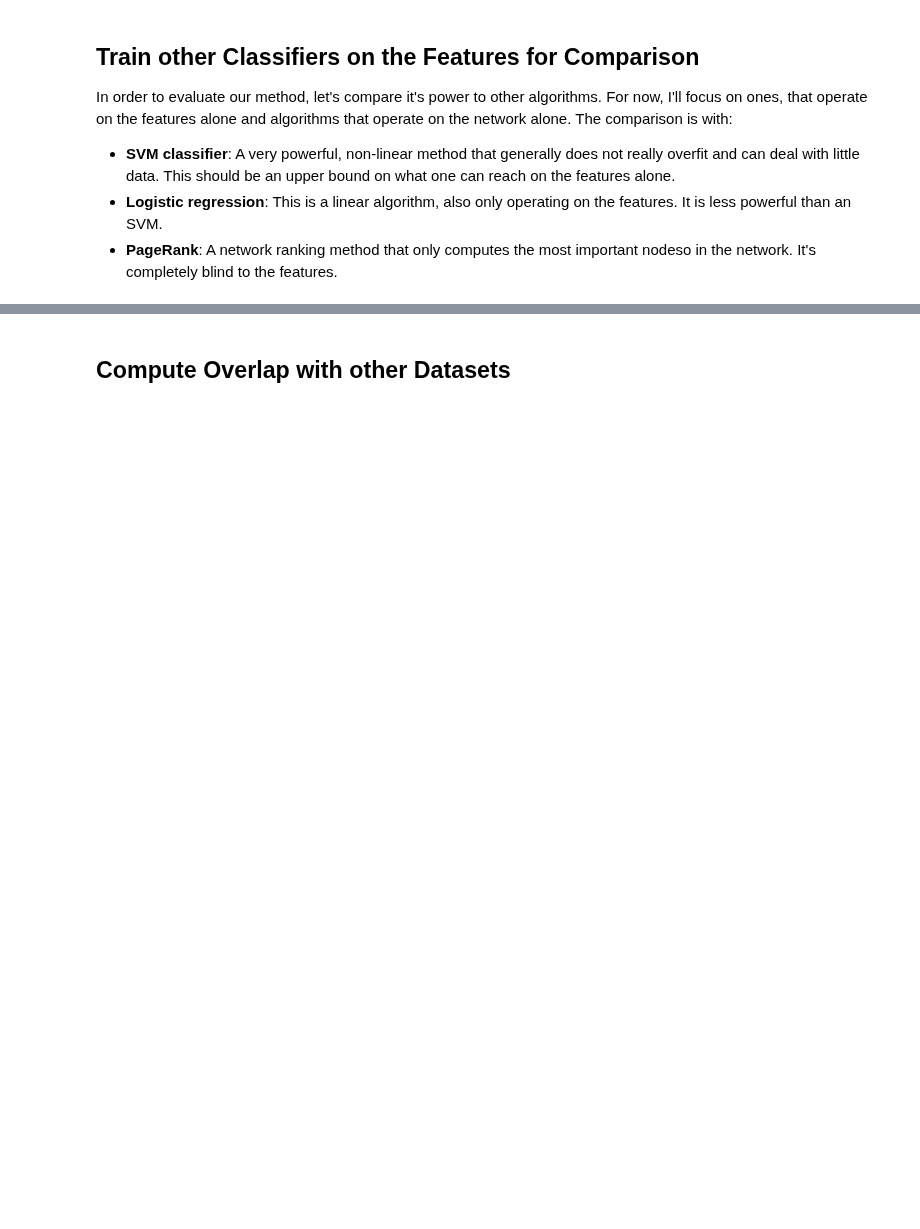
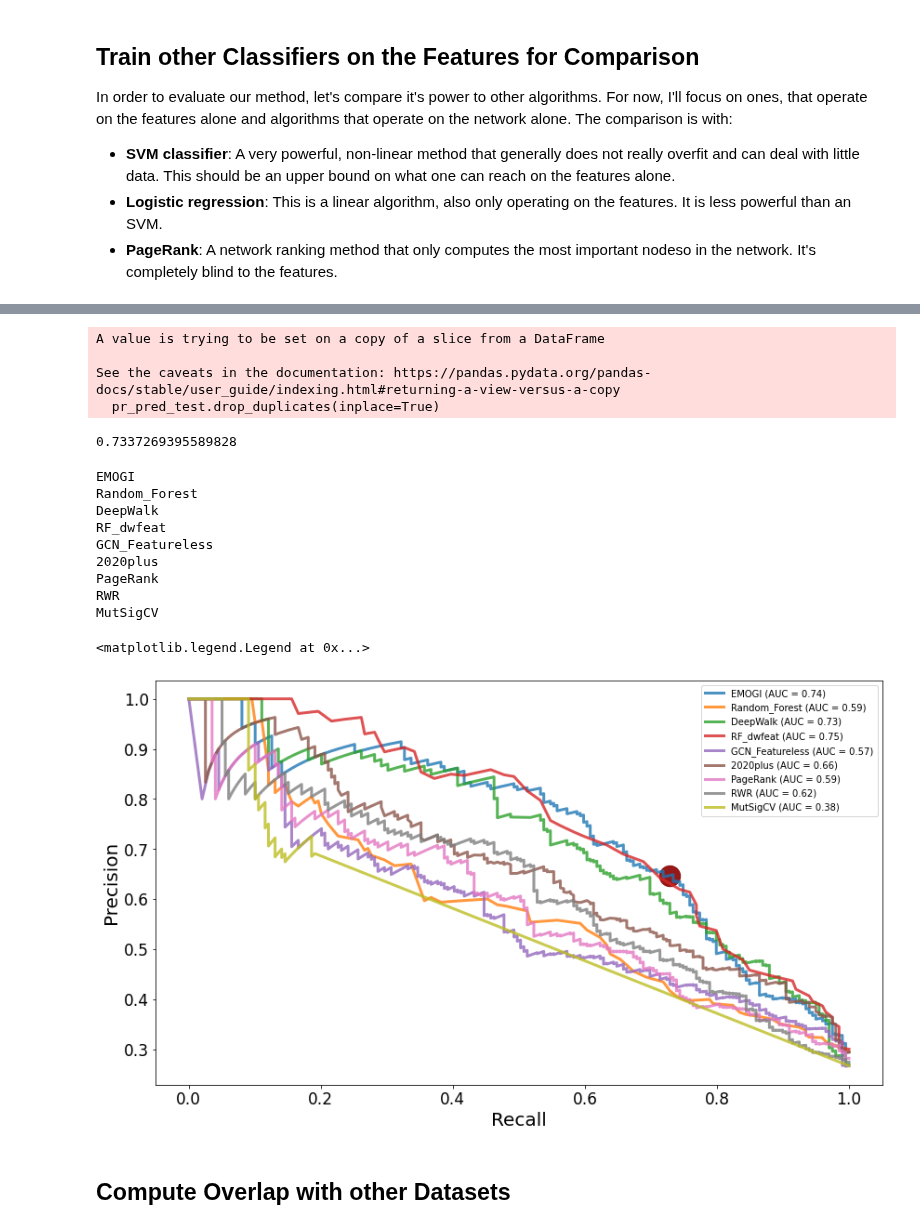
Before and after one commit to schulter/EMOGI, a Jupyter notebook: analysis/postprocessing.ipynb, the cells around one changed output, grey strips where cells are left out. Drawn from its saved outputs; the diff is of its cells as text; code cells hidden in the pictures; blank space fills up the shorter version.

```diff
--- a/analysis/postprocessing.ipynb
+++ b/analysis/postprocessing.ipynb
@@ -169,3 +179,51 @@ best_thr_pr = 0.95
+# %%
+performance_all, performance_test = postprocessing.compute_predictions_competitors(model_dir=model_dir,
+                                                                                   network_name=network_name,
+                                                                                   network_measures=False,
+                                                                                   plot_correlations=False,
+                                                                                   verbose=False
+                                                                                  )
+# %% [output]
+A value is trying to be set on a copy of a slice from a DataFrame
+
+See the caveats in the documentation: https://pandas.pydata.org/pandas-docs/stable/user_guide/indexing.html#returning-a-view-versus-a-copy
+  pr_pred_test.drop_duplicates(inplace=True)
+# %%
+data = postprocessing.get_training_data(model_dir)
+network, features, y_train, y_val, y_test, train_mask, val_mask, test_mask, node_names, feat_names = data
+cutoff = postprocessing.get_optimal_cutoff(predictions, node_names, test_mask, y_test, colname='Prob_pos')
+cutoff
+# %% [output]
+0.7337269395589828
+# %%
+from sklearn.metrics import average_precision_score, precision_recall_curve, precision_score, recall_score
+fig = plt.figure(figsize=(14, 8))
+y_true = y_test[test_mask == 1, 0]
+for col in performance_all.drop('ID', axis=1).columns:
+    print (col)
+    pr, rec, thresholds = precision_recall_curve(y_true=y_true, probas_pred=performance_test[col])
+    auc = average_precision_score(y_true=y_true, y_score=performance_test[col])
+    plt.plot(rec, pr, lw=3, label='{0} (AUC = {1:.2f})'.format(col, auc), alpha=0.8)
+preds_test = performance_test['EMOGI']
+prec = precision_score(y_true, preds_test > cutoff)
+rec = recall_score(y_true, preds_test > cutoff)
+plt.scatter(rec, prec, s=500, alpha=0.9, c='darkred')
+plt.xlabel('Recall', fontsize=20)
+plt.ylabel('Precision', fontsize=20)
+plt.tick_params(axis='both', labelsize=17)
+plt.legend()
+# %% [output]
+EMOGI
+Random_Forest
+DeepWalk
+RF_dwfeat
+GCN_Featureless
+2020plus
+PageRank
+RWR
+MutSigCV
+<matplotlib.legend.Legend at 0x...>
+[figure, added]
 # %% [markdown]
 ## Compute Overlap with other Datasets
 # %%
```
Also changed, not shown: parts of 12 cells of this notebook.
